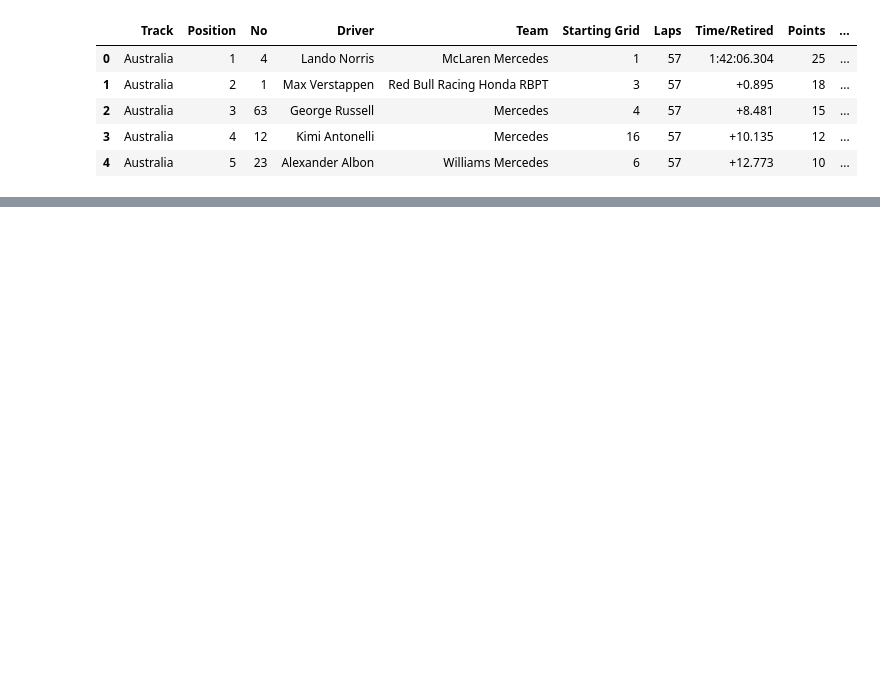
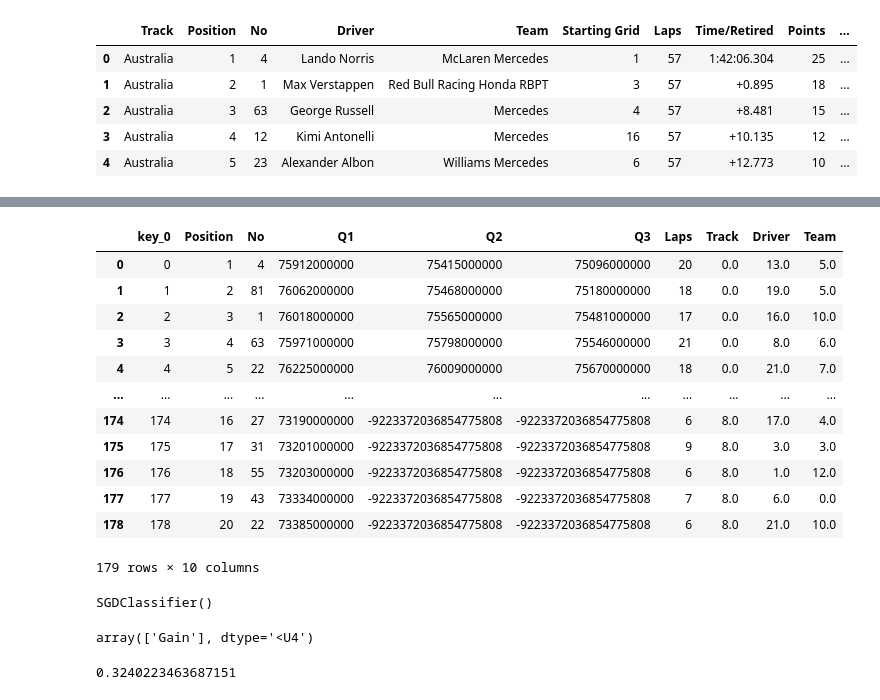
Before and after one commit to HarshSuthar1/data-science-projects, a Jupyter notebook: F1 Race Position Analyzer/test.ipynb, the cells around one changed output, grey strips where cells are left out. Saved outputs shown, nothing was run; the diff lists cells and outputs as text; code cells hidden in the pictures; blank space fills up the shorter version.

```diff
--- a/F1 Race Position Analyzer/test.ipynb
+++ b/F1 Race Position Analyzer/test.ipynb
@@ -123,0 +130,9 @@ KeyError: 'Position'
+# %%
+encoder = OrdinalEncoder()
+Encoded_X = pd.DataFrame(encoder.fit_transform(new_df[string_cols]))
+# %%
+Encoded_X.columns = string_cols
+# %%
+X_data = X_data.drop(columns=string_cols)
+# %%
+X_data = pd.merge(X_data,Encoded_X,on=Encoded_X.index)
@@ -123,0 +155,29 @@ KeyError: 'Position'
+# %%
+X_data.fillna(0)
+# %% [output]
+|  | key_0 | Position | No | Q1 | Q2 | Q3 | Laps | Track | Driver | Team |
+| 0 | 0 | 1 | 4 | 75912000000 | 75415000000 | 75096000000 | 20 | 0.0 | 13.0 | 5.0 |
+| 1 | 1 | 2 | 81 | 76062000000 | 75468000000 | 75180000000 | 18 | 0.0 | 19.0 | 5.0 |
+| 2 | 2 | 3 | 1 | 76018000000 | 75565000000 | 75481000000 | 17 | 0.0 | 16.0 | 10.0 |
+| 3 | 3 | 4 | 63 | 75971000000 | 75798000000 | 75546000000 | 21 | 0.0 | 8.0 | 6.0 |
+| 4 | 4 | 5 | 22 | 76225000000 | 76009000000 | 75670000000 | 18 | 0.0 | 21.0 | 7.0 |
+| ... | ... | ... | ... | ... | ... | ... | ... | ... | ... | ... |
+| 174 | 174 | 16 | 27 | 73190000000 | -9223372036854775808 | -9223372036854775808 | 6 | 8.0 | 17.0 | 4.0 |
+| 175 | 175 | 17 | 31 | 73201000000 | -9223372036854775808 | -9223372036854775808 | 9 | 8.0 | 3.0 | 3.0 |
+| 176 | 176 | 18 | 55 | 73203000000 | -9223372036854775808 | -9223372036854775808 | 6 | 8.0 | 1.0 | 12.0 |
+| 177 | 177 | 19 | 43 | 73334000000 | -9223372036854775808 | -9223372036854775808 | 7 | 8.0 | 6.0 | 0.0 |
+| 178 | 178 | 20 | 22 | 73385000000 | -9223372036854775808 | -9223372036854775808 | 6 | 8.0 | 21.0 | 10.0 |
+179 rows × 10 columns
+# %%
+model = SGDClassifier()
+model.fit(X_data,y_data)
+# %% [output]
+SGDClassifier()
+# %%
+model.predict(X_data.head(1))
+# %% [output]
+array(['Gain'], dtype='<U4')
+# %%
+model.score(X_data,y_data)
+# %% [output]
+0.3240223463687151
```
Also changed, not shown: parts of 16 cells of this notebook, 5 other files.
